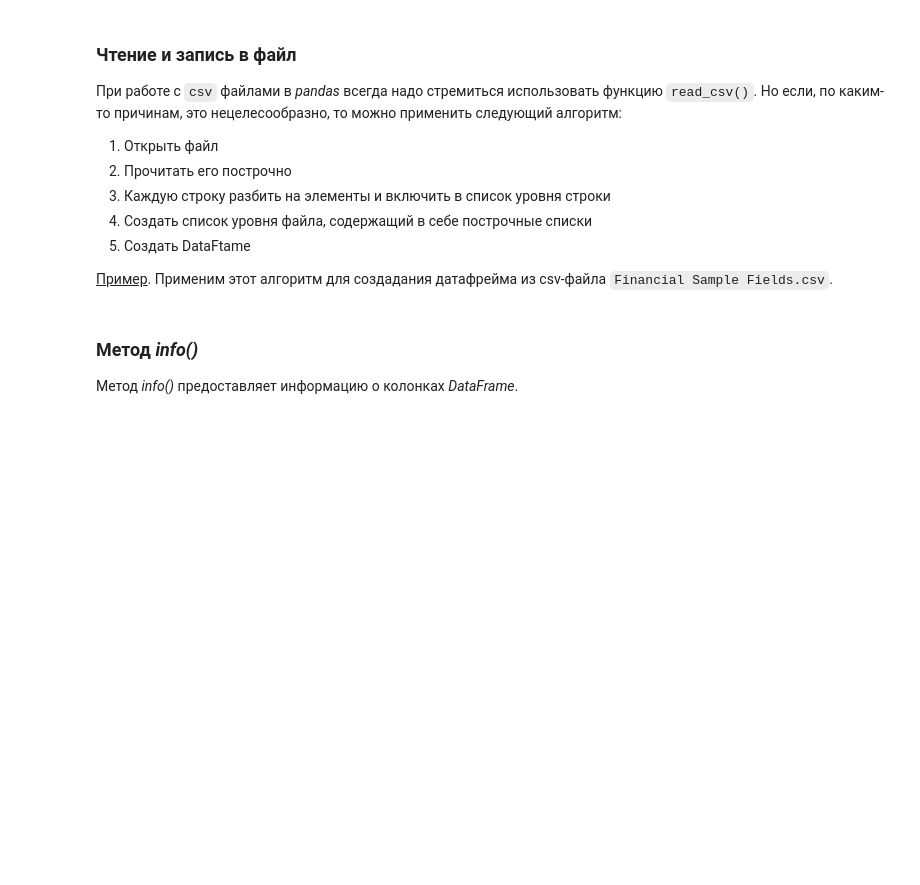
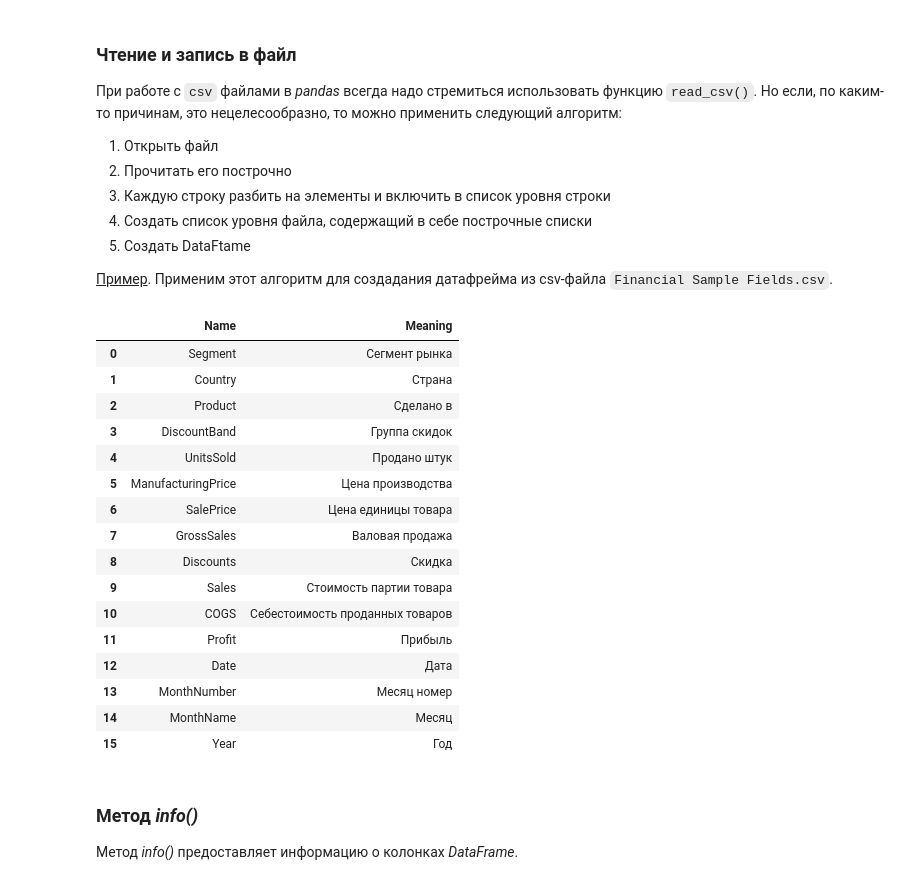
Before and after one commit to DanGlado/PDAPython, a Jupyter notebook: Тема 4/T04 Лекция.ipynb, the cells around one changed output. Cells and saved outputs as stored; diff of their text form; code cells hidden in the pictures; blank space fills up the shorter version.

```diff
--- a/Тема 4/T04 Лекция.ipynb
+++ b/Тема 4/T04 Лекция.ipynb
@@ -109,11 +161,29 @@ fs.head()
 
 <u>Пример</u>. Применим этот алгоритм для создадания датафрейма из csv-файла `Financial Sample Fields.csv`.
 # %%
-with open('./Data/FinancialSampleFields.csv', encoding='utf-8') as f:
+with open('../Data/FinancialSampleFields.csv', encoding='utf-8') as f:
   content = f.readlines()
   content = [x.replace('\n','').split(';') for x in content]
 
 pd.DataFrame(content[1:],columns = content[0])
+# %% [output]
+|  | Name | Meaning |
+| 0 | Segment | Сегмент рынка |
+| 1 | Country | Страна |
+| 2 | Product | Сделано в |
+| 3 | DiscountBand | Группа скидок |
+| 4 | UnitsSold | Продано штук |
+| 5 | ManufacturingPrice | Цена производства |
+| 6 | SalePrice | Цена единицы товара |
+| 7 | GrossSales | Валовая продажа |
+| 8 | Discounts | Скидка |
+| 9 | Sales | Стоимость партии товара |
+| 10 | COGS | Себестоимость проданных товаров |
+| 11 | Profit | Прибыль |
+| 12 | Date | Дата |
+| 13 | MonthNumber | Месяц номер |
+| 14 | MonthName | Месяц |
+| 15 | Year | Год |
 # %% [markdown]
 ### Метод *info()*
 
```
Also changed, not shown: parts of 36 cells of this notebook.
